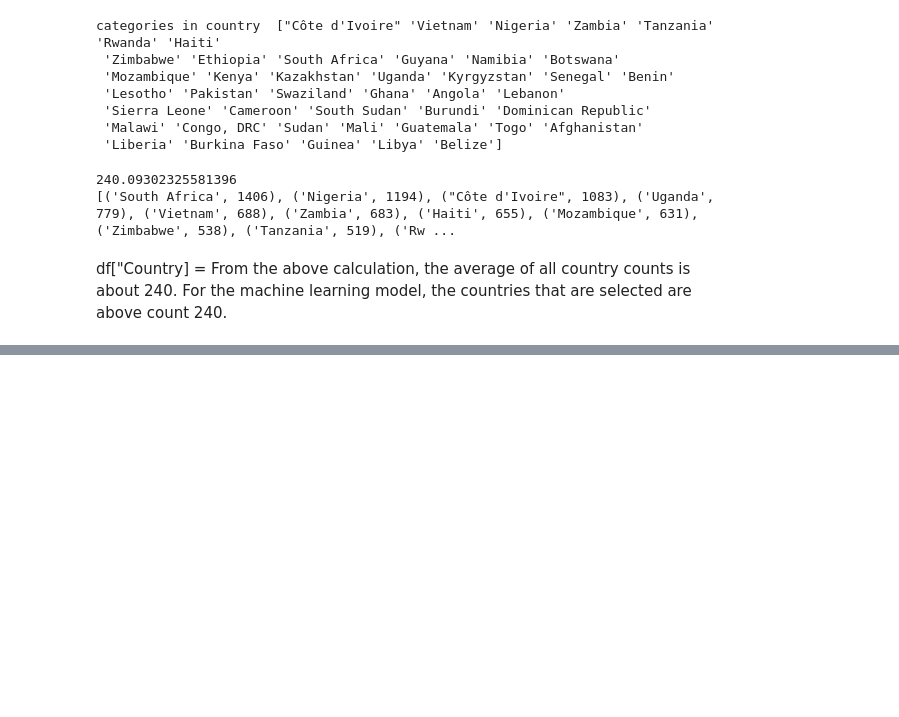
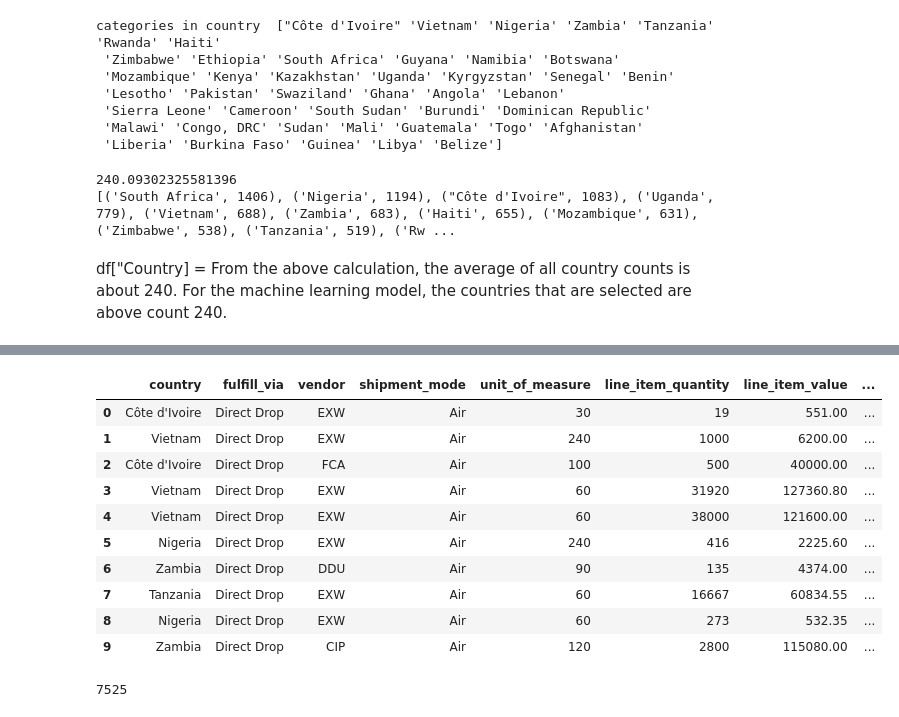
Before and after one commit to PratikBorkar04/Consignment_Pricing, a Jupyter notebook: notebook/EDA.ipynb, the cells around one changed output, grey strips where cells are left out. Cells and saved outputs as stored; diff of their text form; code cells hidden in the pictures; blank space fills up the shorter version.

```diff
--- a/notebook/EDA.ipynb
+++ b/notebook/EDA.ipynb
@@ -126,3 +124,29 @@ df.head()
 | 3 | 15 | 108-VN-T01 | Pre-PQ Process | SCMS-78 | ASN-50 | Vietnam | PMO - US | Direct Drop | ... |
 | 4 | 16 | 108-VN-T01 | Pre-PQ Process | SCMS-81 | ASN-55 | Vietnam | PMO - US | Direct Drop | ... |
 5 rows × 33 columns
+# %%
+from geotext import GeoText
+import pandas as pd
+
+df1 = pd.read_csv("https://raw.githubusercontent.com/PratikBorkar04/consignment_pricing/main/notebook/dataset/SCMS_Delivery_History_Dataset_1.csv")
+
+cities_list = []
+countries_list = []
+for i in range(len(df)):
+    text = df1["Manufacturing Site"][i]
+    if text:
+        places = GeoText(text.title())
+        cities = list(places.cities) if places.cities else []
+        countries = list(places.countries) if places.countries else []
+    else:
+        cities = []
+        countries = []
+    cities_list.append(cities)
+    countries_list.append(countries)
+
+df["cities"] = cities_list
+df["countries"] = countries_list
+# %%
+df["cities"] = cities_list
+df["countries"] = countries_list
+df.head(2)
@@ -171,7 +200,7 @@ list_not_required_columns = ['ID', 'Project Code', 'PQ #', 'PO / SO #', 'ASN/DN
        'Scheduled Delivery Date', 'Delivered to Client Date',
        'Delivery Recorded Date', 'Product Group', 'Sub Classification',
        'Vendor', 'Item Description', 'Molecule/Test Type', 'Brand', 'Dosage',
-       'Dosage Form','Manufacturing Site',
+       'Dosage Form',
        'First Line Designation',
        'Line Item Insurance (USD)']
 df = df.drop(list_not_required_columns,axis = 1)
@@ -185,7 +214,7 @@ df.head()
 | 4 | Vietnam | Direct Drop | EXW | Air | 60 | 38000 | ... |
 # %%
 #Rename columns
-df = df.rename(columns={"Country":"country","Fulfill Via":"fulfill_via","Vendor INCO Term":"vendor",
+df = df.rename(columns={"Country":"country","Manufacturing Site":"mfg_site","Fulfill Via":"fulfill_via","Vendor INCO Term":"vendor",
                    "Shipment Mode":"shipment_mode", "Unit of Measure (Per Pack)":"unit_of_measure",
                    "Line Item Quantity":"line_item_quantity","Pack Price":"pack_price",
                    "Unit Price":"unit_price","Weight (Kilograms)":"weight","Freight Cost (USD)":"freight_cost",
@@ -286,0 +351,23 @@ Categories in 'shipment_mode' variable:      ['Air' nan 'Truck' 'Air Charter' 'O
+# %%
+# cleaning weight and freight_cost column
+df.head(10)
+# %% [output]
+|  | country | fulfill_via | vendor | shipment_mode | unit_of_measure | line_item_quantity | line_item_value | ... |
+| 0 | Côte d'Ivoire | Direct Drop | EXW | Air | 30 | 19 | 551.00 | ... |
+| 1 | Vietnam | Direct Drop | EXW | Air | 240 | 1000 | 6200.00 | ... |
+| 2 | Côte d'Ivoire | Direct Drop | FCA | Air | 100 | 500 | 40000.00 | ... |
+| 3 | Vietnam | Direct Drop | EXW | Air | 60 | 31920 | 127360.80 | ... |
+| 4 | Vietnam | Direct Drop | EXW | Air | 60 | 38000 | 121600.00 | ... |
+| 5 | Nigeria | Direct Drop | EXW | Air | 240 | 416 | 2225.60 | ... |
+| 6 | Zambia | Direct Drop | DDU | Air | 90 | 135 | 4374.00 | ... |
+| 7 | Tanzania | Direct Drop | EXW | Air | 60 | 16667 | 60834.55 | ... |
+| 8 | Nigeria | Direct Drop | EXW | Air | 60 | 273 | 532.35 | ... |
+| 9 | Zambia | Direct Drop | CIP | Air | 120 | 2800 | 115080.00 | ... |
+# %%
+count = 0
+for i in df["freight_cost"]:
+    if i != "Freight Included in Commodity Cost":
+        count = count + 1
+print(count)
+# %% [output]
+7525
```
Also changed, not shown: parts of 13 cells of this notebook.
